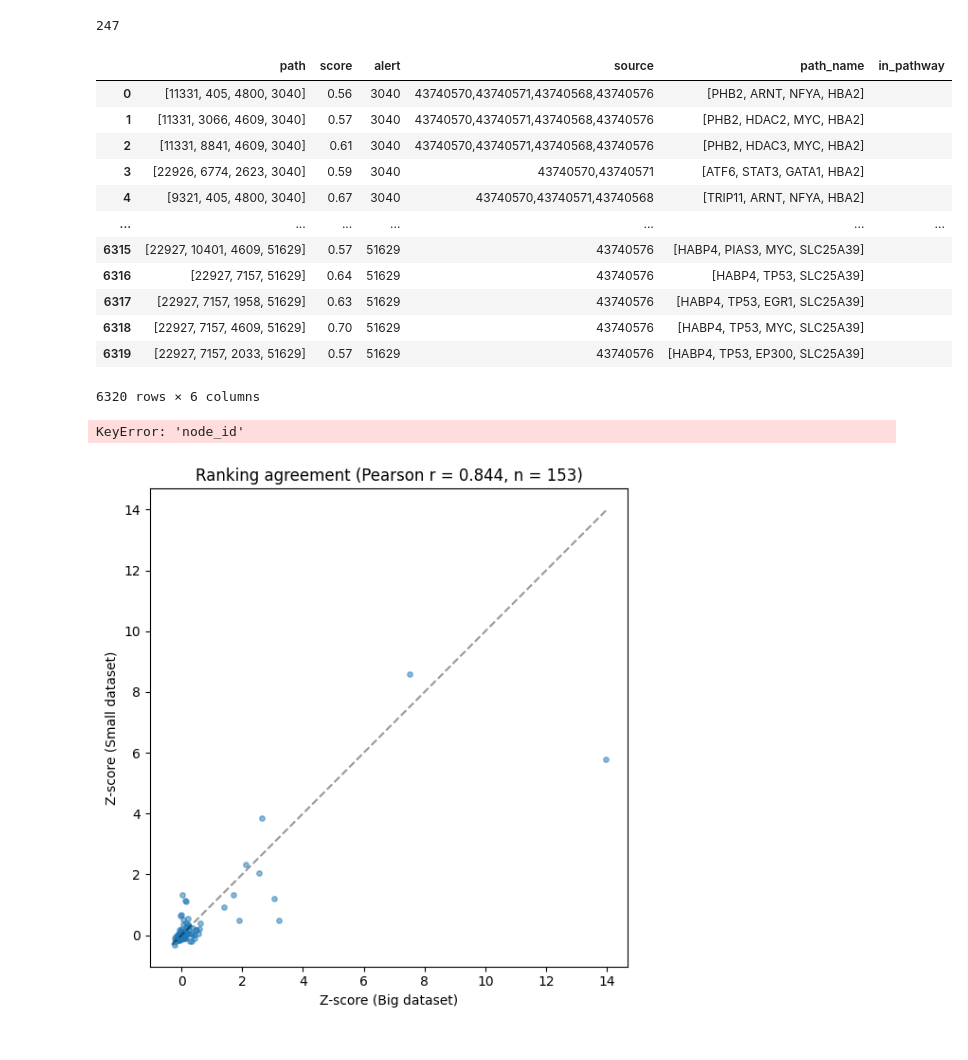
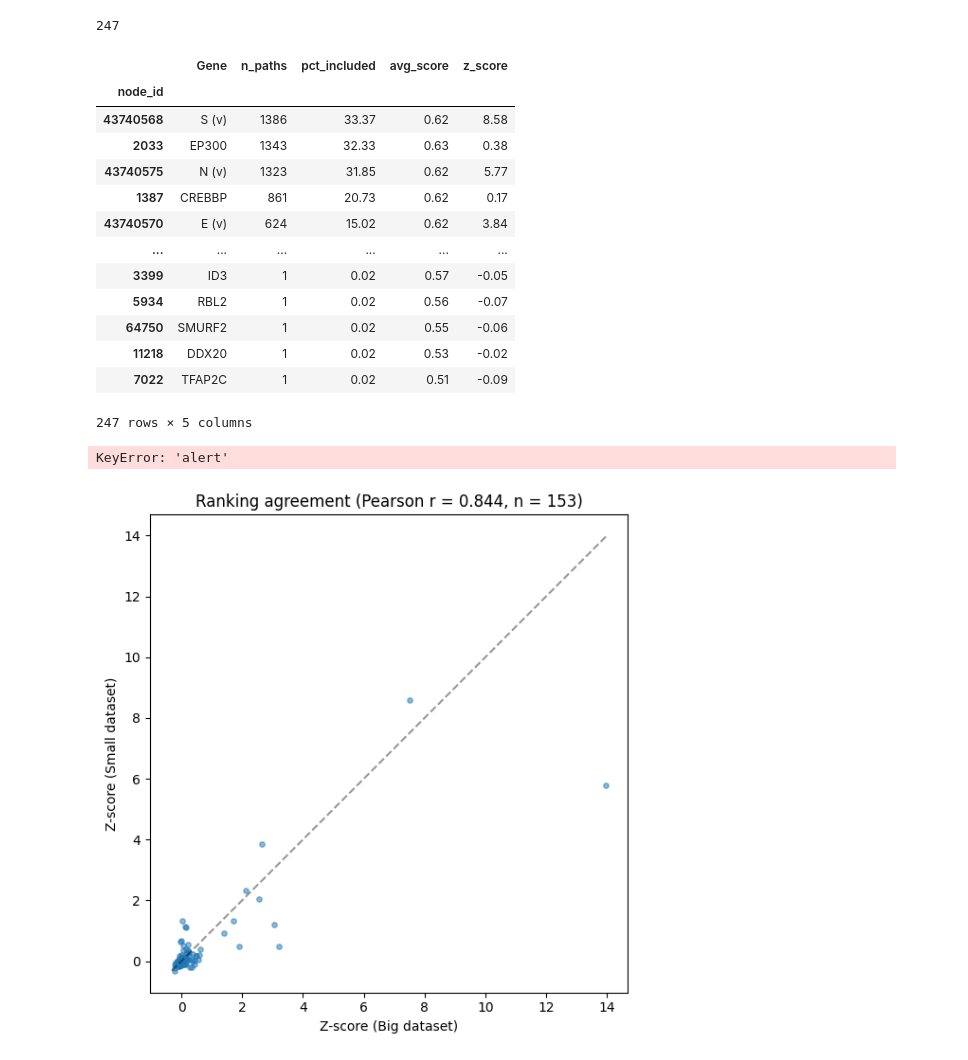
Before and after one commit to ibivu/bio-provenance, a Jupyter notebook: compare_analysis_result.ipynb, the cells around one changed output. Drawn from its saved outputs; the diff is of its cells as text; code cells hidden in the pictures.

Commit message:
add data

```diff
--- a/compare_analysis_result.ipynb
+++ b/compare_analysis_result.ipynb
@@ -66,28 +66,29 @@ len(data_small["scored_path_df"])
 # %% [output]
 247
 # %%
-data_big["scored_path_df"]
+data_small["scored_path_df"]
 # %% [output]
-|  | path | score | alert | source | path_name | in_pathway |
-| 0 | [11331, 405, 4800, 3040] | 0.56 | 3040 | 43740570,43740571,43740568,43740576 | [PHB2, ARNT, NFYA, HBA2] |  |
-| 1 | [11331, 3066, 4609, 3040] | 0.57 | 3040 | 43740570,43740571,43740568,43740576 | [PHB2, HDAC2, MYC, HBA2] |  |
-| 2 | [11331, 8841, 4609, 3040] | 0.61 | 3040 | 43740570,43740571,43740568,43740576 | [PHB2, HDAC3, MYC, HBA2] |  |
-| 3 | [22926, 6774, 2623, 3040] | 0.59 | 3040 | 43740570,43740571 | [ATF6, STAT3, GATA1, HBA2] |  |
-| 4 | [9321, 405, 4800, 3040] | 0.67 | 3040 | 43740570,43740571,43740568 | [TRIP11, ARNT, NFYA, HBA2] |  |
-| ... | ... | ... | ... | ... | ... | ... |
-| 6315 | [22927, 10401, 4609, 51629] | 0.57 | 51629 | 43740576 | [HABP4, PIAS3, MYC, SLC25A39] |  |
-| 6316 | [22927, 7157, 51629] | 0.64 | 51629 | 43740576 | [HABP4, TP53, SLC25A39] |  |
-| 6317 | [22927, 7157, 1958, 51629] | 0.63 | 51629 | 43740576 | [HABP4, TP53, EGR1, SLC25A39] |  |
-| 6318 | [22927, 7157, 4609, 51629] | 0.70 | 51629 | 43740576 | [HABP4, TP53, MYC, SLC25A39] |  |
-| 6319 | [22927, 7157, 2033, 51629] | 0.57 | 51629 | 43740576 | [HABP4, TP53, EP300, SLC25A39] |  |
+|  | Gene | n_paths | pct_included | avg_score | z_score |
+| node_id |  |  |  |  |  |
+| 43740568 | S (v) | 1386 | 33.37 | 0.62 | 8.58 |
+| 2033 | EP300 | 1343 | 32.33 | 0.63 | 0.38 |
+| 43740575 | N (v) | 1323 | 31.85 | 0.62 | 5.77 |
+| 1387 | CREBBP | 861 | 20.73 | 0.62 | 0.17 |
+| 43740570 | E (v) | 624 | 15.02 | 0.62 | 3.84 |
+| ... | ... | ... | ... | ... | ... |
+| 3399 | ID3 | 1 | 0.02 | 0.57 | -0.05 |
+| 5934 | RBL2 | 1 | 0.02 | 0.56 | -0.07 |
+| 64750 | SMURF2 | 1 | 0.02 | 0.55 | -0.06 |
+| 11218 | DDX20 | 1 | 0.02 | 0.53 | -0.02 |
+| 7022 | TFAP2C | 1 | 0.02 | 0.51 | -0.09 |
-6320 rows × 6 columns
+247 rows × 5 columns
 # %%
-merged = data_big["scored_path_df"].merge(data_small["scored_path_df"], on='node_id', suffixes=('_1', '_2'))
+merged = data_big["scored_path_df"].merge(data_small["scored_path_df"], on='alert', suffixes=('_1', '_2'))
 
 r, p = pearsonr(merged['z_score_1'], merged['z_score_2'])
 print(f"Pearson r = {r:.3f}, p = {p:.3g}, n = {len(merged)}")
 # %% [output]
-KeyError: 'node_id'
+KeyError: 'alert'
 # %%
 fig, ax = plt.subplots(figsize=(6, 6))
 ax.scatter(merged['z_score_1'], merged['z_score_2'], alpha=0.5, s=15)
```
Also changed, not shown: 2 other files.
